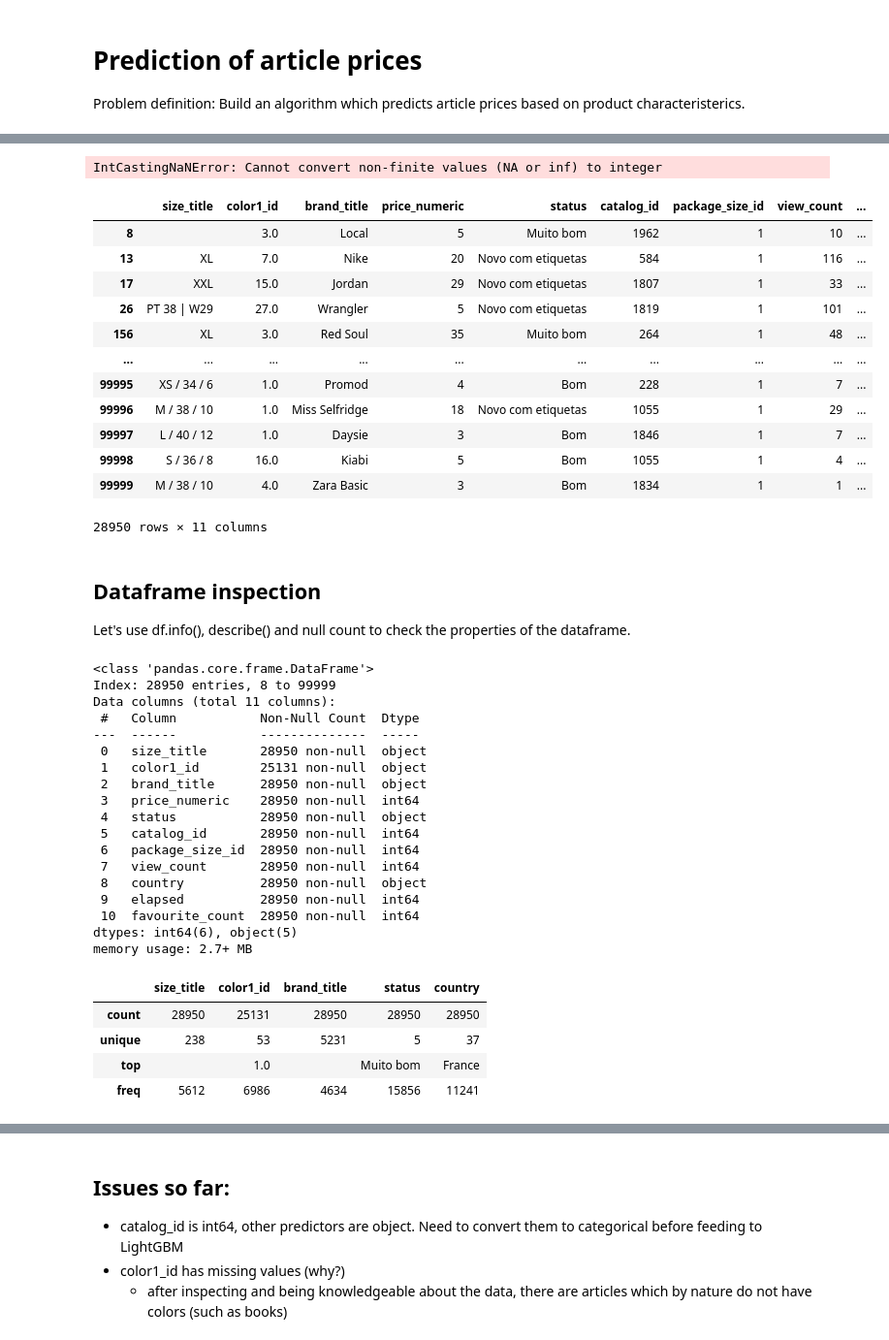
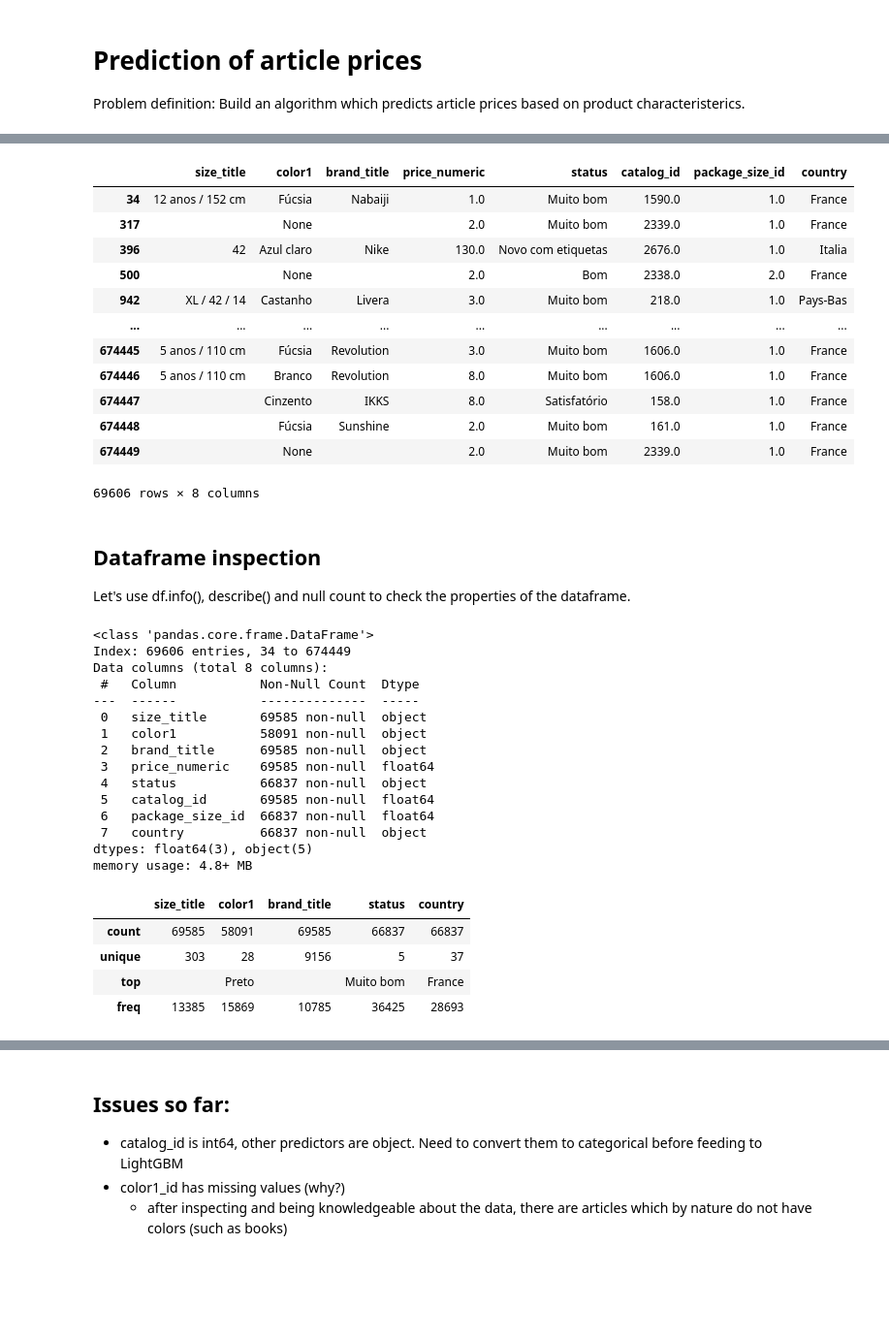
Before and after one commit to lmao420blazeit/vinted-streamlit-container, a Jupyter notebook: notebooks/price_prediction.ipynb, the cells around one changed output, grey strips where cells are left out. Shown at 97% size. Drawn from its saved outputs; the diff is of its cells as text; code cells hidden in the pictures; blank space fills up the shorter version.

```diff
--- a/notebooks/price_prediction.ipynb
+++ b/notebooks/price_prediction.ipynb
@@ -69,31 +69,29 @@ data
 # %%
-data["elapsed"] = pd.to_datetime(data['date']) - pd.to_datetime(data['created_at'])
-data["elapsed"] = data["elapsed"].dt.days.astype("int64")
+#data["elapsed"] = pd.to_datetime(data['date']) - pd.to_datetime(data['created_at'])
+#data["elapsed"] = data["elapsed"].dt.days.astype("int64")
-# %% [output]
-IntCastingNaNError: Cannot convert non-finite values (NA or inf) to integer
 # %%
 #data = data[["size_title", "color1", "brand_title", "price_numeric", "status", "catalog_id", "package_size_id", "country", "view_count", "favourite_count", "elapsed"]]
-data = data[["size_title", "color1_id", "brand_title", "price_numeric", "status", "catalog_id", "package_size_id", "country"]]
+data = data[["size_title", "color1", "brand_title", "price_numeric", "status", "catalog_id", "package_size_id", "country"]]
 
 #date_90_days_ago = pd.Timestamp('today') - pd.Timedelta(days=180)
 #data['created_at'] = pd.to_datetime(data['created_at'])
 #data = data[data['created_at'] < date_90_days_ago]
 #data = data.drop("created_at", axis = 1)
 data
 # %% [output]
-|  | size_title | color1_id | brand_title | price_numeric | status | catalog_id | package_size_id | view_count | ... |
-| 8 |  | 3.0 | Local | 5 | Muito bom | 1962 | 1 | 10 | ... |
-| 13 | XL | 7.0 | Nike | 20 | Novo com etiquetas | 584 | 1 | 116 | ... |
-| 17 | XXL | 15.0 | Jordan | 29 | Novo com etiquetas | 1807 | 1 | 33 | ... |
-| 26 | PT 38 | W29 | 27.0 | Wrangler | 5 | Novo com etiquetas | 1819 | 1 | 101 | ... |
-| 156 | XL | 3.0 | Red Soul | 35 | Muito bom | 264 | 1 | 48 | ... |
-| ... | ... | ... | ... | ... | ... | ... | ... | ... | ... |
-| 99995 | XS / 34 / 6 | 1.0 | Promod | 4 | Bom | 228 | 1 | 7 | ... |
-| 99996 | M / 38 / 10 | 1.0 | Miss Selfridge | 18 | Novo com etiquetas | 1055 | 1 | 29 | ... |
-| 99997 | L / 40 / 12 | 1.0 | Daysie | 3 | Bom | 1846 | 1 | 7 | ... |
-| 99998 | S / 36 / 8 | 16.0 | Kiabi | 5 | Bom | 1055 | 1 | 4 | ... |
-| 99999 | M / 38 / 10 | 4.0 | Zara Basic | 3 | Bom | 1834 | 1 | 1 | ... |
+|  | size_title | color1 | brand_title | price_numeric | status | catalog_id | package_size_id | country |
+| 34 | 12 anos / 152 cm | Fúcsia | Nabaiji | 1.0 | Muito bom | 1590.0 | 1.0 | France |
+| 317 |  | None |  | 2.0 | Muito bom | 2339.0 | 1.0 | France |
+| 396 | 42 | Azul claro | Nike | 130.0 | Novo com etiquetas | 2676.0 | 1.0 | Italia |
+| 500 |  | None |  | 2.0 | Bom | 2338.0 | 2.0 | France |
+| 942 | XL / 42 / 14 | Castanho | Livera | 3.0 | Muito bom | 218.0 | 1.0 | Pays-Bas |
+| ... | ... | ... | ... | ... | ... | ... | ... | ... |
+| 674445 | 5 anos / 110 cm | Fúcsia | Revolution | 3.0 | Muito bom | 1606.0 | 1.0 | France |
+| 674446 | 5 anos / 110 cm | Branco | Revolution | 8.0 | Muito bom | 1606.0 | 1.0 | France |
+| 674447 |  | Cinzento | IKKS | 8.0 | Satisfatório | 158.0 | 1.0 | France |
+| 674448 |  | Fúcsia | Sunshine | 2.0 | Muito bom | 161.0 | 1.0 | France |
+| 674449 |  | None |  | 2.0 | Muito bom | 2339.0 | 1.0 | France |
-28950 rows × 11 columns
+69606 rows × 8 columns
 # %% [markdown]
 ## Dataframe inspection
 
@@ -102,31 +100,28 @@ Let's use df.info(), describe() and null count to check the properties of the da
 data.info()
 # %% [output]
 <class 'pandas.core.frame.DataFrame'>
-Index: 28950 entries, 8 to 99999
-Data columns (total 11 columns):
+Index: 69606 entries, 34 to 674449
+Data columns (total 8 columns):
  #   Column           Non-Null Count  Dtype
 ---  ------           --------------  -----
- 0   size_title       28950 non-null  object
- 1   color1_id        25131 non-null  object
- 2   brand_title      28950 non-null  object
- 3   price_numeric    28950 non-null  int64
- 4   status           28950 non-null  object
- 5   catalog_id       28950 non-null  int64
- 6   package_size_id  28950 non-null  int64
- 7   view_count       28950 non-null  int64
- 8   country          28950 non-null  object
- 9   elapsed          28950 non-null  int64
- 10  favourite_count  28950 non-null  int64
-dtypes: int64(6), object(5)
-memory usage: 2.7+ MB
+ 0   size_title       69585 non-null  object
+ 1   color1           58091 non-null  object
+ 2   brand_title      69585 non-null  object
+ 3   price_numeric    69585 non-null  float64
+ 4   status           66837 non-null  object
+ 5   catalog_id       69585 non-null  float64
+ 6   package_size_id  66837 non-null  float64
+ 7   country          66837 non-null  object
+dtypes: float64(3), object(5)
+memory usage: 4.8+ MB
 # %%
 data.describe(include = 'object')
 # %% [output]
-|  | size_title | color1_id | brand_title | status | country |
-| count | 28950 | 25131 | 28950 | 28950 | 28950 |
-| unique | 238 | 53 | 5231 | 5 | 37 |
-| top |  | 1.0 |  | Muito bom | France |
-| freq | 5612 | 6986 | 4634 | 15856 | 11241 |
+|  | size_title | color1 | brand_title | status | country |
+| count | 69585 | 58091 | 69585 | 66837 | 66837 |
+| unique | 303 | 28 | 9156 | 5 | 37 |
+| top |  | Preto |  | Muito bom | France |
+| freq | 13385 | 15869 | 10785 | 36425 | 28693 |
 # %%
 data.isnull().sum()
 # %% [output]
```
Also changed, not shown: parts of 19 cells of this notebook, 12 other files.
